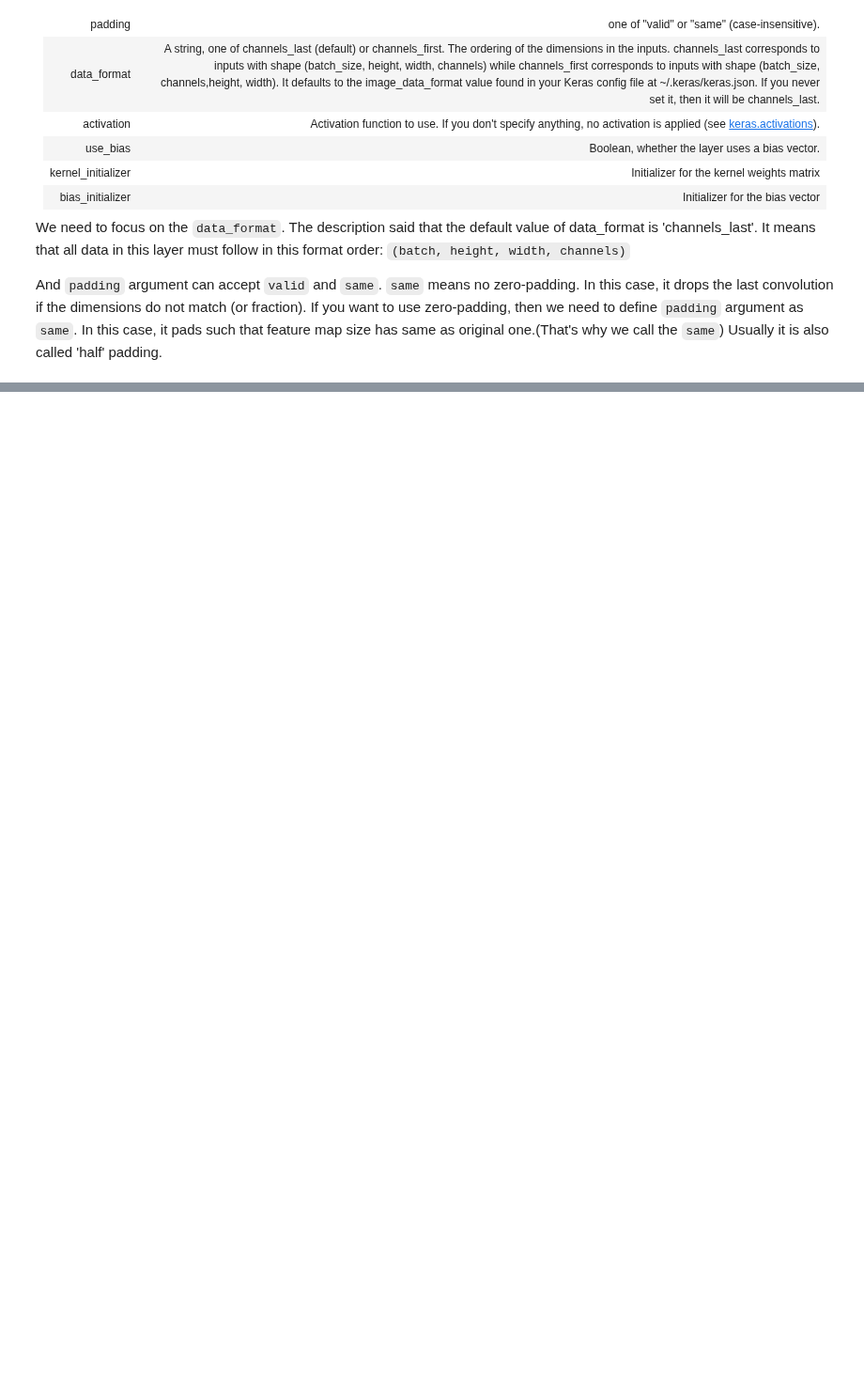
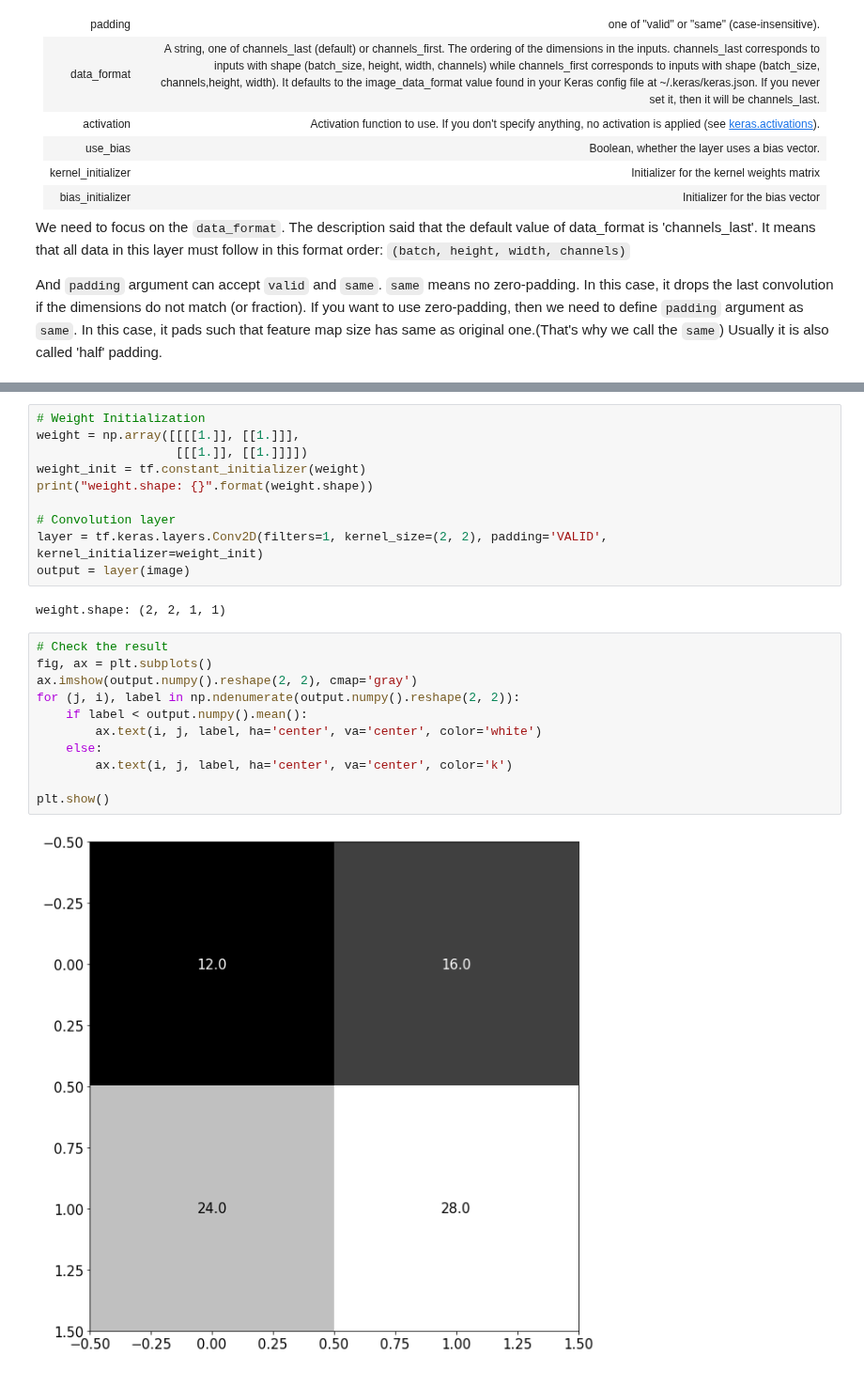
Before and after one commit to goodboychan/goodboychan.github.io, a Jupyter notebook: _notebooks/2020-10-07-01-CNN-Basic.ipynb, the cells around one changed output, grey strips where cells are left out. Shown at 94% size. Drawn from its saved outputs; the diff is of its cells as text; blank space fills up the shorter version.

```diff
--- a/_notebooks/2020-10-07-01-CNN-Basic.ipynb
+++ b/_notebooks/2020-10-07-01-CNN-Basic.ipynb
@@ -119,0 +152,25 @@ And `padding` argument can accept `valid` and `same`. `same` means no zero-paddi
+# %%
+# Weight Initialization
+weight = np.array([[[[1.]], [[1.]]],
+                   [[[1.]], [[1.]]]])
+weight_init = tf.constant_initializer(weight)
+print("weight.shape: {}".format(weight.shape))
+
+# Convolution layer
+layer = tf.keras.layers.Conv2D(filters=1, kernel_size=(2, 2), padding='VALID', kernel_initializer=weight_init)
+output = layer(image)
+# %% [output]
+weight.shape: (2, 2, 1, 1)
+# %%
+# Check the result
+fig, ax = plt.subplots()
+ax.imshow(output.numpy().reshape(2, 2), cmap='gray')
+for (j, i), label in np.ndenumerate(output.numpy().reshape(2, 2)):
+    if label < output.numpy().mean():
+        ax.text(i, j, label, ha='center', va='center', color='white')
+    else:
+        ax.text(i, j, label, ha='center', va='center', color='k')
+
+plt.show()
+# %% [output]
+[figure, added]
```
Also changed, not shown: parts of 10 cells of this notebook.
